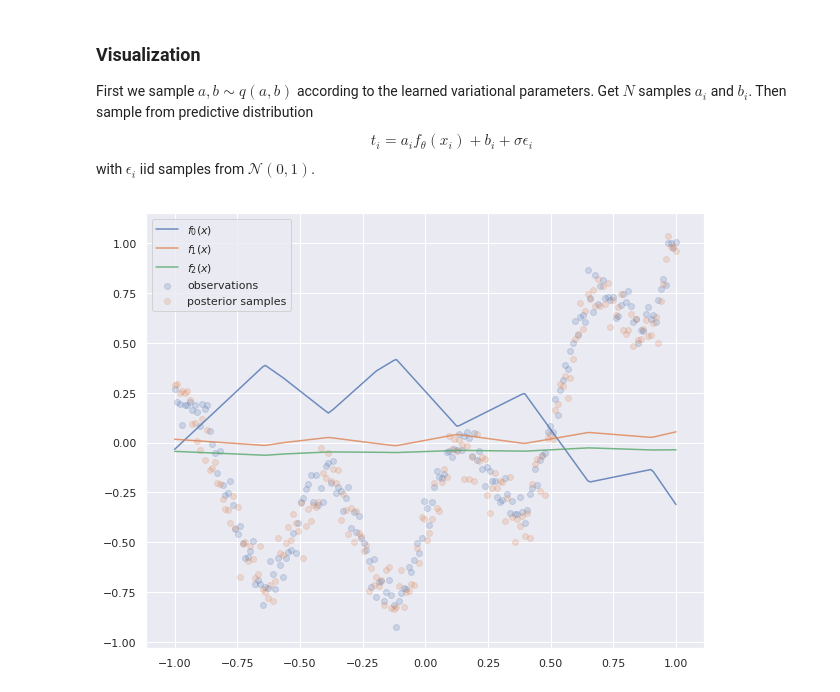
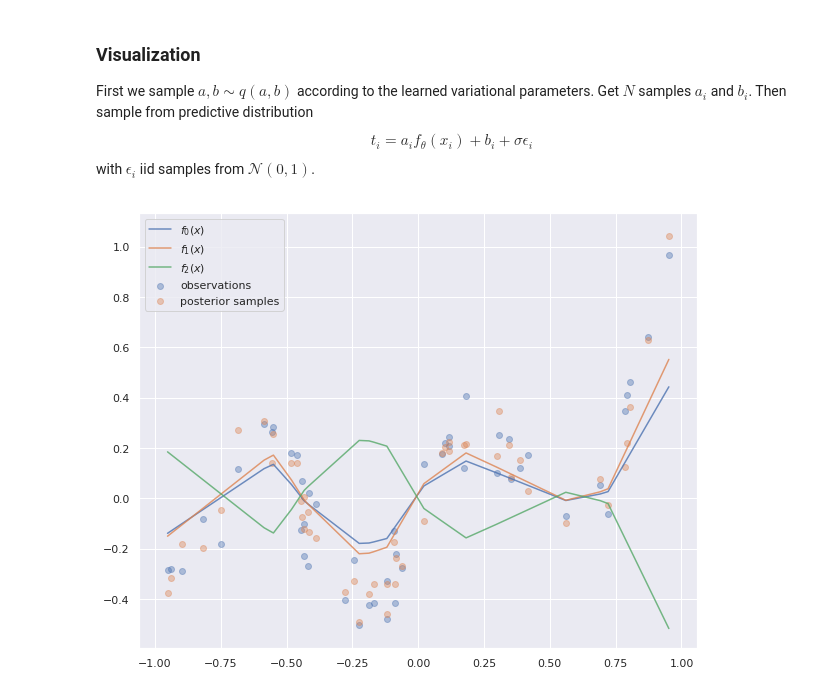
Before and after one commit to vlievin/deep-bayes, a Jupyter notebook: regression Nd-1d-Covariance.ipynb, the cells around one changed output. Saved outputs shown, nothing was run; the diff lists cells and outputs as text; code cells hidden in the pictures.

```diff
--- a/regression Nd-1d-Covariance.ipynb
+++ b/regression Nd-1d-Covariance.ipynb
@@ -104,21 +104,23 @@ Here we used the KL divergence between multivariate Gaussian distributions:
 # %% [markdown]
 ### Toy Dataset 1
 # %%
-N = 200
-true_a = np.array([0.6, 1, .3]).reshape(-1, 1)
+N = 50
+true_a = np.array([.3, .5, .3]).reshape(-1, 1)
 true_b = np.asarray(0.2)
-sigma = 0.06  # observation noise
-x = np.linspace(-1, 1, N).reshape(-1, 1)
+sigma = 0.1  # observation noise
+# x = np.linspace(-1, 1, N).reshape(-1, 1)
+x = (np.random.rand(N) * 2 - 1).reshape(-1, 1)
+x.sort(axis=0)
 fx1 = x - 1
 fx2 = x**2
-fx3 = np.sin(12 * x)
+fx3 = np.sin(8 * x)
 fx = np.concatenate((fx1, fx2, fx3), axis=-1)
 print('f shape:', fx.shape)
 print('a shape:', true_a.shape)
 t = fx @ true_a + true_b + sigma*np.random.randn(*x.shape)  # observations
 plt.figure(figsize=(10, 7))
 plt.plot(x, fx @ true_a + true_b)
-plt.plot(x, fx, alpha=0.3)
+# plt.plot(x, fx, alpha=0.3)
 sns.scatterplot(x[:, 0], t[:, 0])
 plt.show()
 
@@ -168,11 +170,11 @@ class CovarianceStochasticLayer(nn.Module):
 
 Here we maximize the ELBO $\mathcal{L}$ with respect to variational parameters, the NN parameters $\theta$, and the noise std $\sigma$.
 # %%
-features = FeaturesExtractor(n_out=true_a.shape[0])
+features = FeaturesExtractor(n_out=true_a.shape[0])   # TODO use any n_out, not fixed to true parameter size
 stochastic = CovarianceStochasticLayer()
 l_rate = 0.01
 epochs = 10000
-n_samples = 3  # MC samples per example
+n_samples = 10  # MC samples per example
 n_parameters = true_a.size + true_b.size
 mu_ab = nn.Parameter(torch.zeros((n_parameters)))  # for a and b
 
@@ -180,7 +182,7 @@ mu_ab = nn.Parameter(torch.zeros((n_parameters)))  # for a and b
 logvar_ab = nn.Parameter(torch.zeros((n_parameters)))
 
 # off-diagonal covariance
-cov_ab_params = nn.Parameter(torch.zeros((n_parameters*(n_parameters-1)//2)).normal_())
+cov_ab_params = nn.Parameter(torch.zeros((n_parameters*(n_parameters-1)//2)).normal_() * 0.0)
 
 logvar = nn.Parameter(torch.tensor(0.))  # for noise
 optimiser = torch.optim.Adam(list(features.parameters()) + [mu_ab, logvar_ab, logvar, cov_ab_params], lr = l_rate)
@@ -219,6 +221,4 @@ for epoch in range(epochs):
     optimiser.step()
     if epoch % 250 == 0 or epoch == epochs-1:
         print(f'epoch {epoch} : loss {loss.data.item():.3f} ELBO {elbo.data.item():.3f}  Reconstruction {recons_i.sum().data.item()}  KL {kl_i.sum().data.item()}')
-
-print("Cholesky:\n", make_cholesky(logvar_ab, cov_ab))
 # %% [output]
@@ -250,36 +250,36 @@ with $\epsilon_i$ iid samples from $\mathcal{N}(0,1)$.
 n_samples = t.shape[0]
 v = [stochastic(mu_ab, make_cholesky(logvar_ab, cov_ab)) for _ in range(n_samples)]
 v = torch.cat([vv[None, :] for vv in v],0)
 a, b = ab_sample[:-1], ab_sample[-1:]
 a = a.unsqueeze(1)
 
 a = a.detach().cpu().numpy()
 b = b.detach().cpu().numpy()
 
 # plt.figure(figsize=(6, 6))
 # plt.pcolor
 # plt.scatter(a, b, s=5)
 # plt.xlabel('a')
 # plt.ylabel('b')
 # plt.title('samples from q(a, b)')
 # plt.gca().set_aspect('equal', 'datalim')  # equal aspect ratio
 # plt.show()
 
 # For each x_i, use samples a_i, b_i to compute predicted t_i
 h_ = features(x).detach().numpy()
 # Do weird shape stuff because now we have many samples of a and b (unlike during training)
 post_samples = (np.expand_dims(h_, 1) @ a).flatten() + b.flatten() + (logvar/2).exp().detach().numpy() * np.random.randn(n_samples)
 plt.figure(figsize=(10,8))
-plt.scatter(x, t, alpha=0.2, label='observations')
-plt.scatter(x, post_samples, alpha=0.2, label='posterior samples')
+plt.scatter(x, t, alpha=0.4, label='observations')
+plt.scatter(x, post_samples, alpha=0.4, label='posterior samples')
 for i in range(h.shape[1]):
     plt.plot(x.numpy(), h_[:, i], alpha=0.8, label='$f_{}(x)$'.format(i))
 # plt.plot(x.numpy(), p5.numpy(), '--', color=sns.color_palette()[1], label='95% posterior interval')
 # plt.plot(x.numpy(), p95.numpy(), '--',color=sns.color_palette()[1])
 plt.legend()
 plt.show()
 # %% [output]
-[figure, old version]
+[figure, new version]
 # %%
 L = make_cholesky(logvar_ab, cov_ab).detach().cpu().numpy()
 Cov = L @ L.T
```
Also changed, not shown: parts of 4 cells of this notebook.
